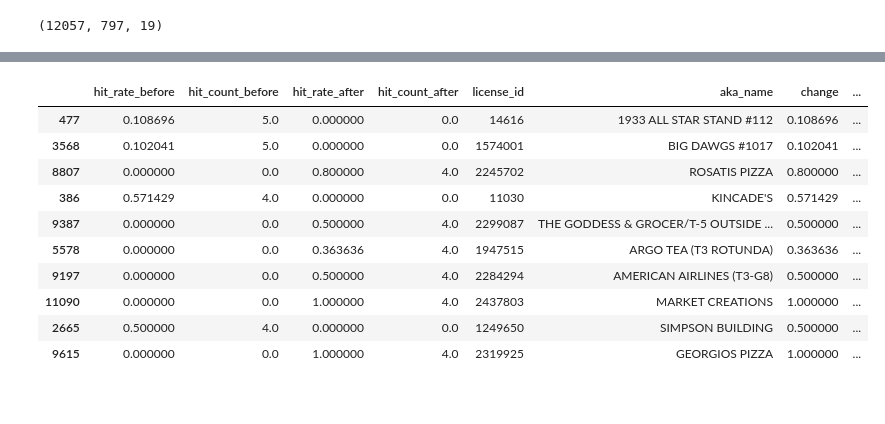
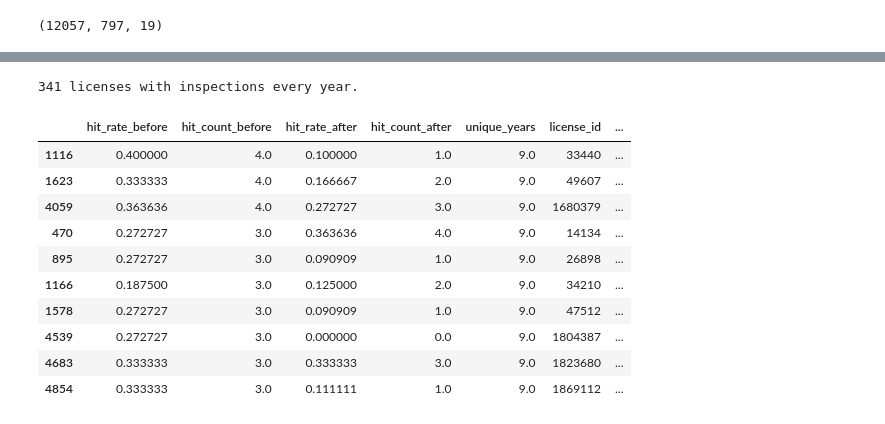
Before and after one commit to vingkan/foodinspectionforecasting, a Jupyter notebook: IIT/174_restaurant_time.ipynb, the cells around one changed output, grey strips where cells are left out. Saved outputs shown, nothing was run; the diff lists cells and outputs as text; code cells hidden in the pictures.

```diff
--- a/IIT/174_restaurant_time.ipynb
+++ b/IIT/174_restaurant_time.ipynb
@@ -22,16 +22,16 @@ def get_mode(df, lid, col):
     ser = df.query("license_id == {}".format(lid))[col]
     mode = ser.mode()[0]
     mode_count = sum([n == mode for n in ser])
-    return mode, mode_count
+    return mode, mode_count, ser
 # %%
 lid_res = []
 lid_map = {}
 addr_map = {}
 lids = np.unique(df_canvass["license_id"])
 for lid in lids:
-    mode_name, mode_name_count = get_mode(df_canvass, lid, "aka_name")
-    mode_addr, mode_addr_count = get_mode(df_canvass, lid, "address")
-    lid_res.append((lid, mode_name, mode_name_count, mode_addr, mode_addr_count, len(names)))
+    mode_name, mode_name_count, name_ser = get_mode(df_canvass, lid, "aka_name")
+    mode_addr, mode_addr_count, addr_ser = get_mode(df_canvass, lid, "address")
+    lid_res.append((lid, mode_name, mode_name_count, mode_addr, mode_addr_count, len(name_ser)))
     lid_map[lid] = mode_name
     addr_map[lid] = mode_addr
 # %%
@@ -226,11 +236,18 @@ df_canvass["hit_before"] = [r["critical_found"] if r["year"] < 2015 else 0 for r
 df_canvass["hit_after"] = [r["critical_found"] if r["year"] >= 2015 else 0 for r in records]
 # %%
 aggs = [np.mean, np.sum]
-gp_change = df_canvass.groupby("license_id")["hit_before", "hit_after"].agg({
+gp_change = df_canvass.groupby("license_id")["hit_before", "hit_after", "year"].agg({
     "hit_before": aggs,
-    "hit_after": aggs
+    "hit_after": aggs,
+    "year": [lambda ser: len(np.unique(ser))]
 })
-cols_change = ["hit_rate_before", "hit_count_before", "hit_rate_after", "hit_count_after"]
+cols_change = [
+    "hit_rate_before",
+    "hit_count_before",
+    "hit_rate_after",
+    "hit_count_after",
+    "unique_years"
+]
 df_change = pd.DataFrame(gp_change.values, columns=cols_change)
 df_change["license_id"] = list(gp_change.index)
 df_change["aka_name"] = df_change["license_id"].apply(lambda lid: lid_map[lid])
@@ -239,18 +265,23 @@ df_change["change_count"] = abs(df_change["hit_count_after"] - df_change["hit_co
 # %%
-top = df_change.sort_values(by="change_count", ascending=False)
+top = df_change.sort_values(
+    by=["unique_years", "hit_count_before"],
+    ascending=[False, False]
+)
+print("{} licenses with inspections every year.".format(len(top.query("unique_years == 9"))))
 top.head(10)
 # %% [output]
+341 licenses with inspections every year.
-|  | hit_rate_before | hit_count_before | hit_rate_after | hit_count_after | license_id | aka_name | change | ... |
-| 477 | 0.108696 | 5.0 | 0.000000 | 0.0 | 14616 | 1933 ALL STAR STAND #112 | 0.108696 | ... |
-| 3568 | 0.102041 | 5.0 | 0.000000 | 0.0 | 1574001 | BIG DAWGS #1017 | 0.102041 | ... |
-| 8807 | 0.000000 | 0.0 | 0.800000 | 4.0 | 2245702 | ROSATIS PIZZA | 0.800000 | ... |
-| 386 | 0.571429 | 4.0 | 0.000000 | 0.0 | 11030 | KINCADE'S | 0.571429 | ... |
-| 9387 | 0.000000 | 0.0 | 0.500000 | 4.0 | 2299087 | THE GODDESS & GROCER/T-5 OUTSIDE ... | 0.500000 | ... |
-| 5578 | 0.000000 | 0.0 | 0.363636 | 4.0 | 1947515 | ARGO TEA (T3 ROTUNDA) | 0.363636 | ... |
-| 9197 | 0.000000 | 0.0 | 0.500000 | 4.0 | 2284294 | AMERICAN AIRLINES (T3-G8) | 0.500000 | ... |
-| 11090 | 0.000000 | 0.0 | 1.000000 | 4.0 | 2437803 | MARKET CREATIONS | 1.000000 | ... |
-| 2665 | 0.500000 | 4.0 | 0.000000 | 0.0 | 1249650 | SIMPSON BUILDING | 0.500000 | ... |
-| 9615 | 0.000000 | 0.0 | 1.000000 | 4.0 | 2319925 | GEORGIOS PIZZA | 1.000000 | ... |
+|  | hit_rate_before | hit_count_before | hit_rate_after | hit_count_after | unique_years | license_id | ... |
+| 1116 | 0.400000 | 4.0 | 0.100000 | 1.0 | 9.0 | 33440 | ... |
+| 1623 | 0.333333 | 4.0 | 0.166667 | 2.0 | 9.0 | 49607 | ... |
+| 4059 | 0.363636 | 4.0 | 0.272727 | 3.0 | 9.0 | 1680379 | ... |
+| 470 | 0.272727 | 3.0 | 0.363636 | 4.0 | 9.0 | 14134 | ... |
+| 895 | 0.272727 | 3.0 | 0.090909 | 1.0 | 9.0 | 26898 | ... |
+| 1166 | 0.187500 | 3.0 | 0.125000 | 2.0 | 9.0 | 34210 | ... |
+| 1578 | 0.272727 | 3.0 | 0.090909 | 1.0 | 9.0 | 47512 | ... |
+| 4539 | 0.272727 | 3.0 | 0.000000 | 0.0 | 9.0 | 1804387 | ... |
+| 4683 | 0.333333 | 3.0 | 0.333333 | 3.0 | 9.0 | 1823680 | ... |
+| 4854 | 0.333333 | 3.0 | 0.111111 | 1.0 | 9.0 | 1869112 | ... |
 # %%
 for lid in top["license_id"].values[:10]:
     plot_inspections(lid)
```
Also changed, not shown: parts of 9 cells of this notebook, 2 other files.
